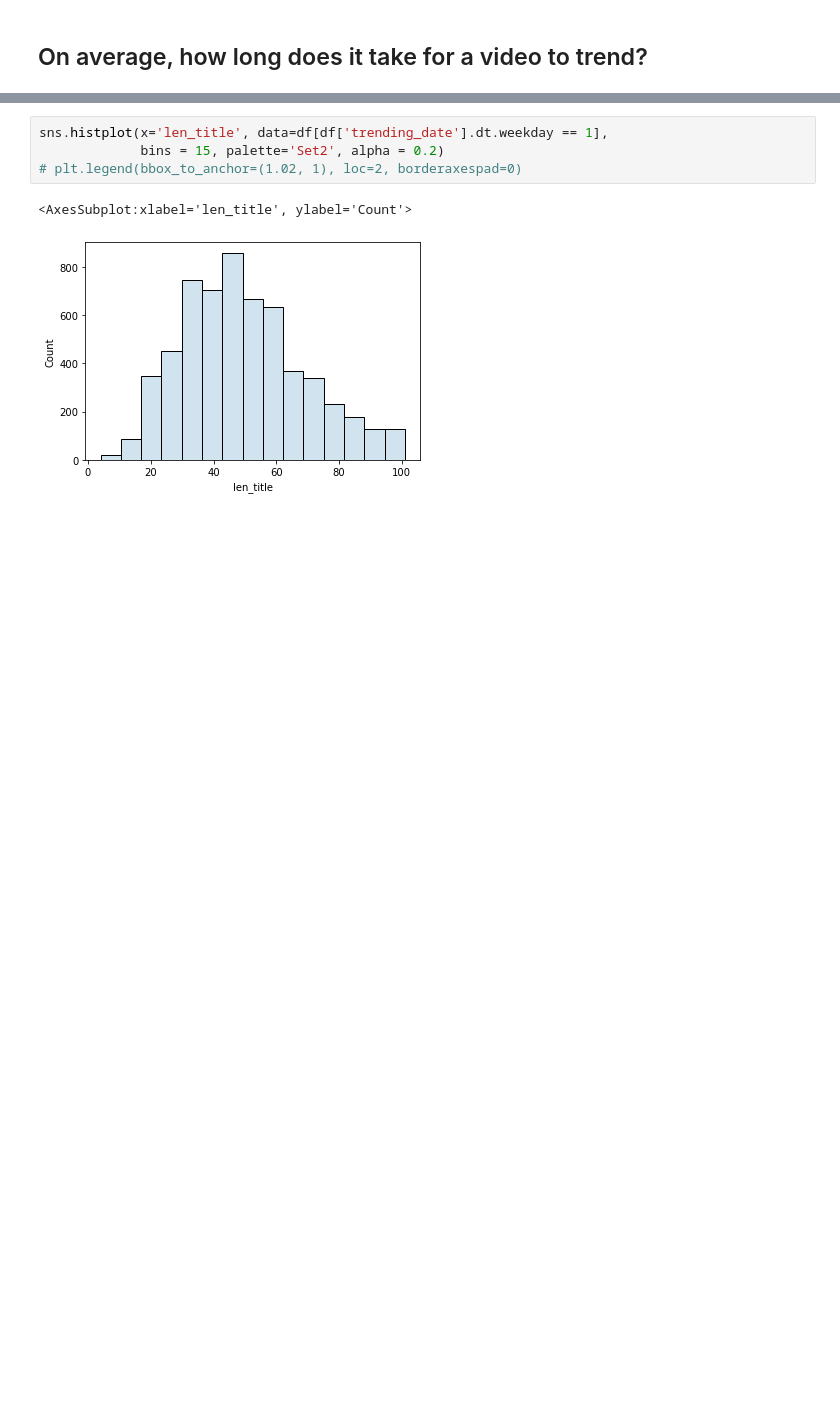
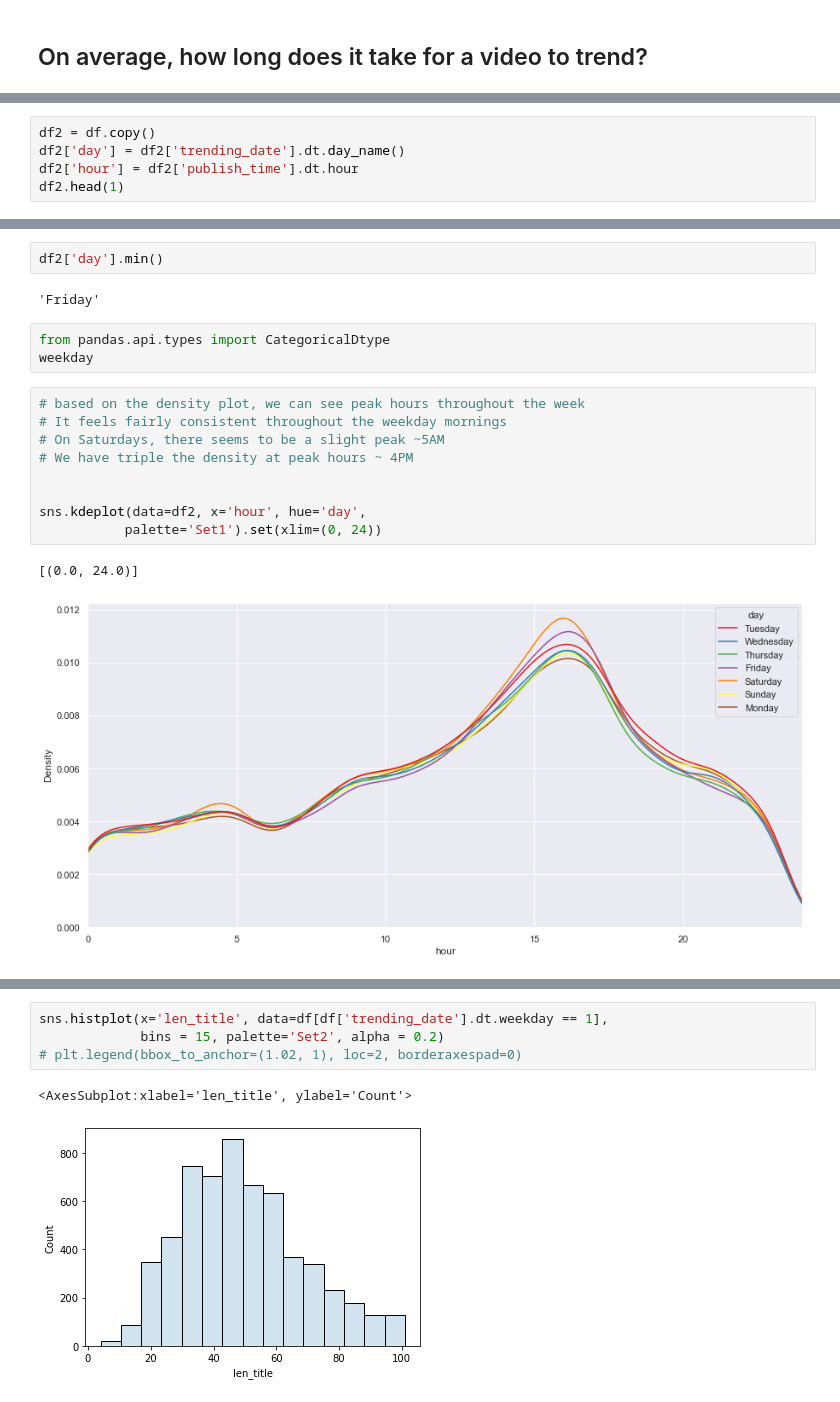
Before and after one commit to danielosetiawan/YouTube-EDA, a Jupyter notebook: youtube ipynb.ipynb, the cells around one changed output, grey strips where cells are left out. Cells and saved outputs as stored; diff of their text form; blank space fills up the shorter version.

```diff
--- a/youtube ipynb.ipynb
+++ b/youtube ipynb.ipynb
@@ -269,0 +295,5 @@ NameError: name 'df5' is not defined
+# %%
+df2 = df.copy()
+df2['day'] = df2['trending_date'].dt.day_name()
+df2['hour'] = df2['publish_time'].dt.hour
+df2.head(1)
@@ -269,0 +303,19 @@ NameError: name 'df5' is not defined
+# %%
+df2['day'].min()
+# %% [output]
+'Friday'
+# %%
+from pandas.api.types import CategoricalDtype
+weekday
+# %%
+# based on the density plot, we can see peak hours throughout the week
+# It feels fairly consistent throughout the weekday mornings
+# On Saturdays, there seems to be a slight peak ~5AM
+# We have triple the density at peak hours ~ 4PM
+
+
+sns.kdeplot(data=df2, x='hour', hue='day',
+           palette='Set1').set(xlim=(0, 24))
+# %% [output]
+[(0.0, 24.0)]
+[figure, added]
```
Also changed, not shown: parts of 27 cells of this notebook.
